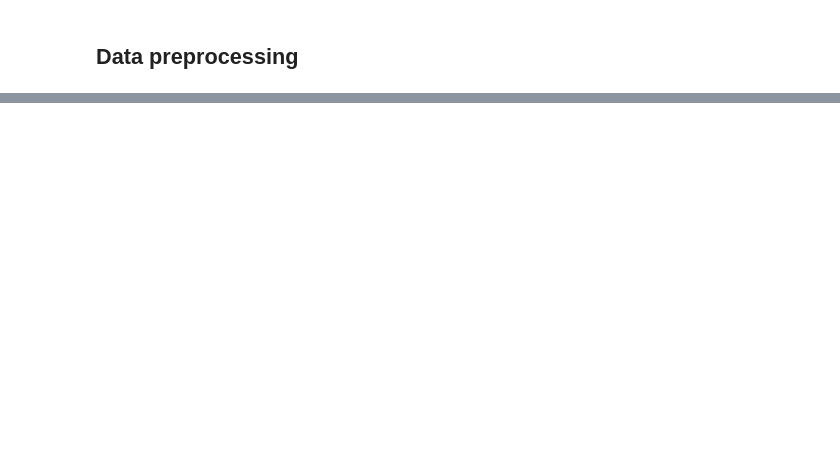
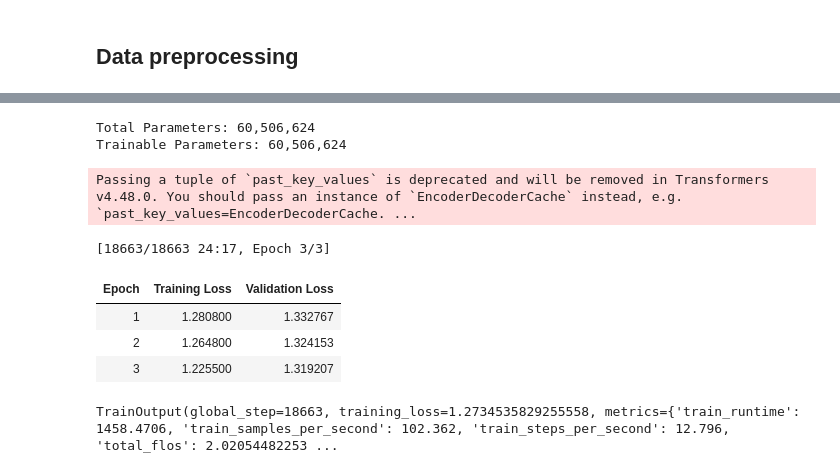
Before and after one commit to andrii-zapukhlyi/news_summarization, a Jupyter notebook: news_summarization.ipynb, the cells around one changed output, grey strips where cells are left out. Drawn from its saved outputs; the diff is of its cells as text; code cells hidden in the pictures; blank space fills up the shorter version.

```diff
--- a/news_summarization.ipynb
+++ b/news_summarization.ipynb
@@ -284,0 +388,3 @@ class Encoder(nn.Module):
+# %%
+train_data = dataset["train"].select(range(50000))
+val_data = dataset["validation"]
@@ -284,0 +413,59 @@ class Encoder(nn.Module):
+# %%
+model_name = "t5-small"
+tokenizer = AutoTokenizer.from_pretrained(model_name)
+model = AutoModelForSeq2SeqLM.from_pretrained(model_name)
+
+def tokenize_data(batch):
+    inputs = tokenizer(batch["article"], padding="max_length", truncation=True, max_length=512)
+    targets = tokenizer(batch["highlights"], padding="max_length", truncation=True, max_length=128)
+
+    inputs["labels"] = targets["input_ids"]
+    return inputs
+
+train_data = train_data.map(tokenize_data, batched=True)
+val_data = val_data.map(tokenize_data, batched=True)
+
+train_data.set_format(type="torch", columns=["input_ids", "attention_mask", "labels"])
+val_data.set_format(type="torch", columns=["input_ids", "attention_mask", "labels"])
+# %%
+from transformers import TrainingArguments, Trainer
+
+batch_size = 8
+
+training_args = TrainingArguments(
+    output_dir="./results",
+    eval_strategy="epoch",
+    save_strategy="epoch",
+    learning_rate=2e-5,
+    per_device_train_batch_size=batch_size,
+    per_device_eval_batch_size=batch_size,
+    num_train_epochs=3,
+    weight_decay=0.01,
+    logging_dir="./logs",
+)
+
+trainer = Trainer(
+    model=model,
+    args=training_args,
+    train_dataset=train_data,
+    eval_dataset=val_data,
+)
+# %%
+total_params = sum(p.numel() for p in model.parameters())
+trainable_params = sum(p.numel() for p in model.parameters() if p.requires_grad)
+
+print(f"Total Parameters: {total_params:,}")
+print(f"Trainable Parameters: {trainable_params:,}")
+# %% [output]
+Total Parameters: 60,506,624
+Trainable Parameters: 60,506,624
+# %%
+trainer.train()
+# %% [output]
+Passing a tuple of `past_key_values` is deprecated and will be removed in Transformers v4.48.0. You should pass an instance of `EncoderDecoderCache` instead, e.g. `past_key_values=EncoderDecoderCache. ...
+[18663/18663 24:17, Epoch 3/3]
+| Epoch | Training Loss | Validation Loss |
+| 1 | 1.280800 | 1.332767 |
+| 2 | 1.264800 | 1.324153 |
+| 3 | 1.225500 | 1.319207 |
+TrainOutput(global_step=18663, training_loss=1.2734535829255558, metrics={'train_runtime': 1458.4706, 'train_samples_per_second': 102.362, 'train_steps_per_second': 12.796, 'total_flos': 2.02054482253 ...
```
Also changed, not shown: parts of 40 cells of this notebook, 1 other file.
